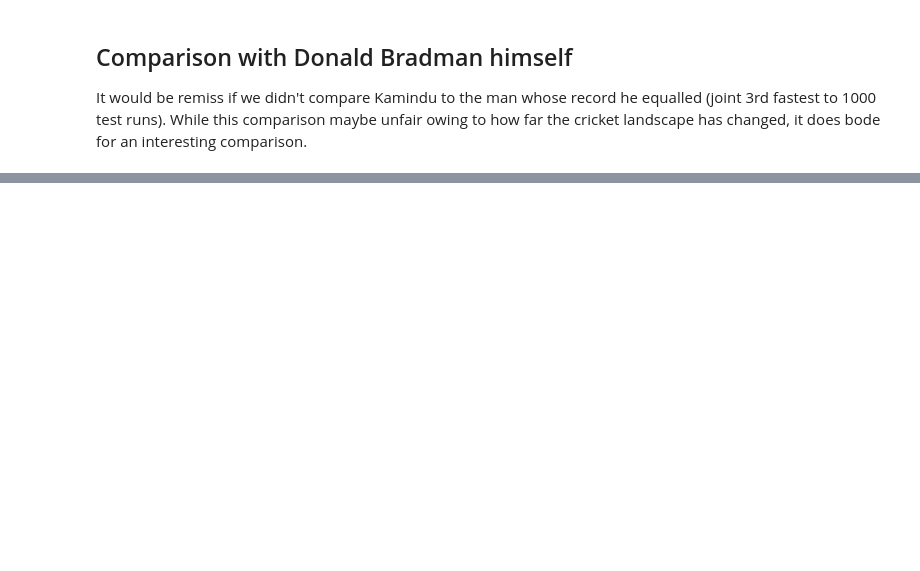
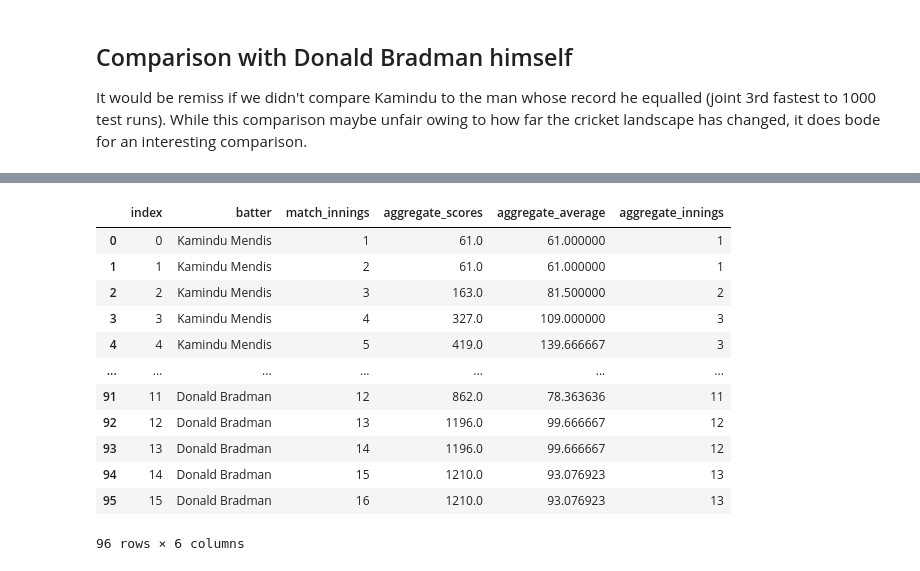
Before and after one commit to sahanfern/kamindu_test_match_data_analysis, a Jupyter notebook: kamindu_analysis.ipynb, the cells around one changed output, grey strips where cells are left out. Saved outputs shown, nothing was run; the diff lists cells and outputs as text; code cells hidden in the pictures; blank space fills up the shorter version.

```diff
--- a/kamindu_analysis.ipynb
+++ b/kamindu_analysis.ipynb
@@ -461,3 +453,0 @@ batter_aggregate_stats
-# %%
-batter_aggregate_stats = batter_aggregate_stats.drop(columns=['level_0','index'])
-batter_aggregate_stats
@@ -481,3 +455,10 @@ batter_aggregate_stats.to_csv("kamindu_aggregate_stats.csv",index=False)
 ## Comparison with Donald Bradman himself
 
 It would be remiss if we didn't compare Kamindu to the man whose record he equalled (joint 3rd fastest to 1000 test runs). While this comparison maybe unfair owing to how far the cricket landscape has changed, it does bode for an interesting comparison.
+# %%
+#Don Bradman's best test year (with 5 or more tests) -> 1948 1025 runs at 113.88 avg
+#Don Bradman's first 8 test match score list
+bradman_score_list = [18,1,79,112,40,58,123,'37*',8,131,254,1,334,'DNB',14,'DNB']
+#Creating a dataframe for Donald Bradman for aggregate stats of his first 8 test matches
+bradman_aggregate_stats = batter_aggregate_stats_calc('Donald Bradman',bradman_score_list)
+bradman_aggregate_stats.head()
@@ -483,0 +472,18 @@ It would be remiss if we didn't compare Kamindu to the man whose record he equal
+# %%
+batter_aggregate_stats= pd.concat([batter_aggregate_stats,bradman_aggregate_stats])
+# %%
+batter_aggregate_stats.reset_index()
+# %% [output]
+|  | index | batter | match_innings | aggregate_scores | aggregate_average | aggregate_innings |
+| 0 | 0 | Kamindu Mendis | 1 | 61.0 | 61.000000 | 1 |
+| 1 | 1 | Kamindu Mendis | 2 | 61.0 | 61.000000 | 1 |
+| 2 | 2 | Kamindu Mendis | 3 | 163.0 | 81.500000 | 2 |
+| 3 | 3 | Kamindu Mendis | 4 | 327.0 | 109.000000 | 3 |
+| 4 | 4 | Kamindu Mendis | 5 | 419.0 | 139.666667 | 3 |
+| ... | ... | ... | ... | ... | ... | ... |
+| 91 | 11 | Donald Bradman | 12 | 862.0 | 78.363636 | 11 |
+| 92 | 12 | Donald Bradman | 13 | 1196.0 | 99.666667 | 12 |
+| 93 | 13 | Donald Bradman | 14 | 1196.0 | 99.666667 | 12 |
+| 94 | 14 | Donald Bradman | 15 | 1210.0 | 93.076923 | 13 |
+| 95 | 15 | Donald Bradman | 16 | 1210.0 | 93.076923 | 13 |
+96 rows × 6 columns
```
Also changed, not shown: parts of 7 cells of this notebook, 2 other files.
